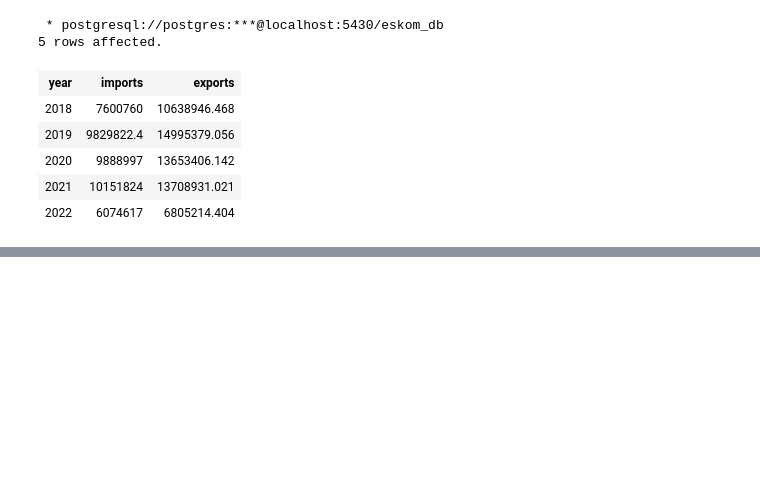
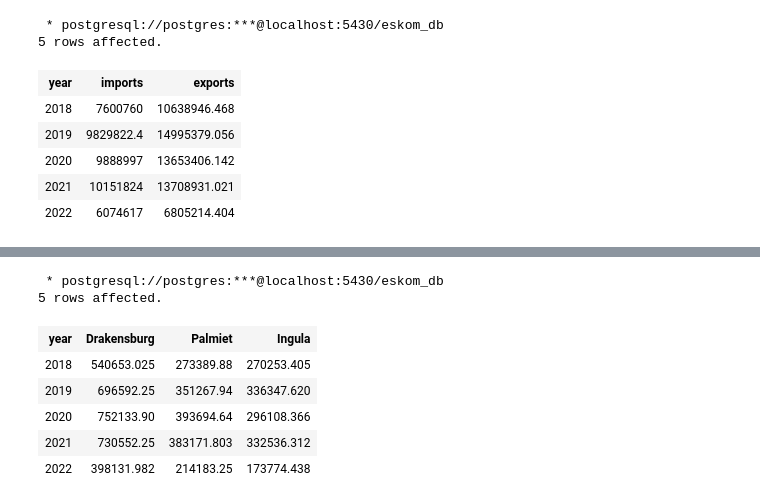
Before and after one commit to The-DigitalAcademy/Eskom_Data_Analysis, a Jupyter notebook: Generation.ipynb, the cells around one changed output, grey strips where cells are left out. Cells and saved outputs as stored; diff of their text form; code cells hidden in the pictures; blank space fills up the shorter version.

```diff
--- a/Generation.ipynb
+++ b/Generation.ipynb
@@ -252,0 +254,12 @@ fig4.show()
+# %%
+power_stations = %sql SELECT year,SUM(drakensberg_gen_unit_hours) as "Drakensburg",SUM(palmiet_gen_unit_hours) as "Palmiet",SUM(ingula_gen_unit_hours) as "Ingula" FROM eskom_clean GROUP BY year ORDER BY year
+power_stations
+# %% [output]
+ * postgresql://postgres:***@localhost:5430/eskom_db
+5 rows affected.
+| year | Drakensburg | Palmiet | Ingula |
+| 2018 | 540653.025 | 273389.88 | 270253.405 |
+| 2019 | 696592.25 | 351267.94 | 336347.620 |
+| 2020 | 752133.90 | 393694.64 | 296108.366 |
+| 2021 | 730552.25 | 383171.803 | 332536.312 |
+| 2022 | 398131.982 | 214183.25 | 173774.438 |
```
Also changed, not shown: parts of 13 cells of this notebook.
